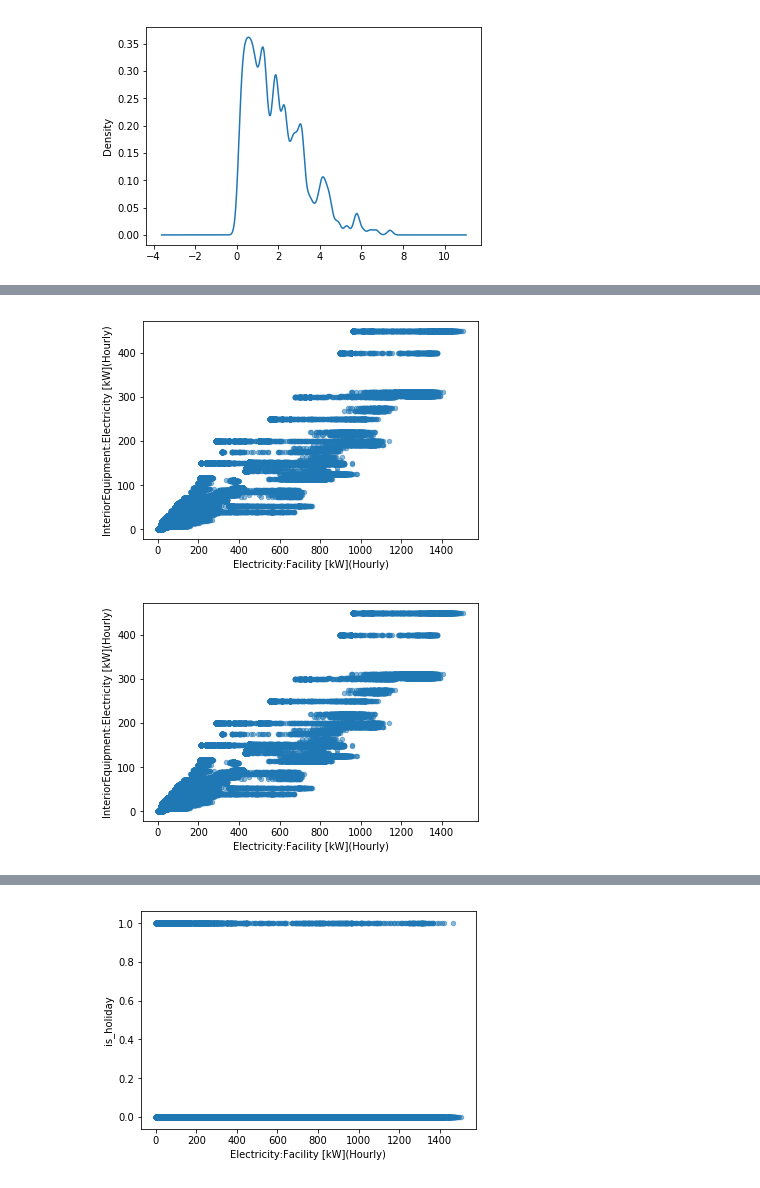
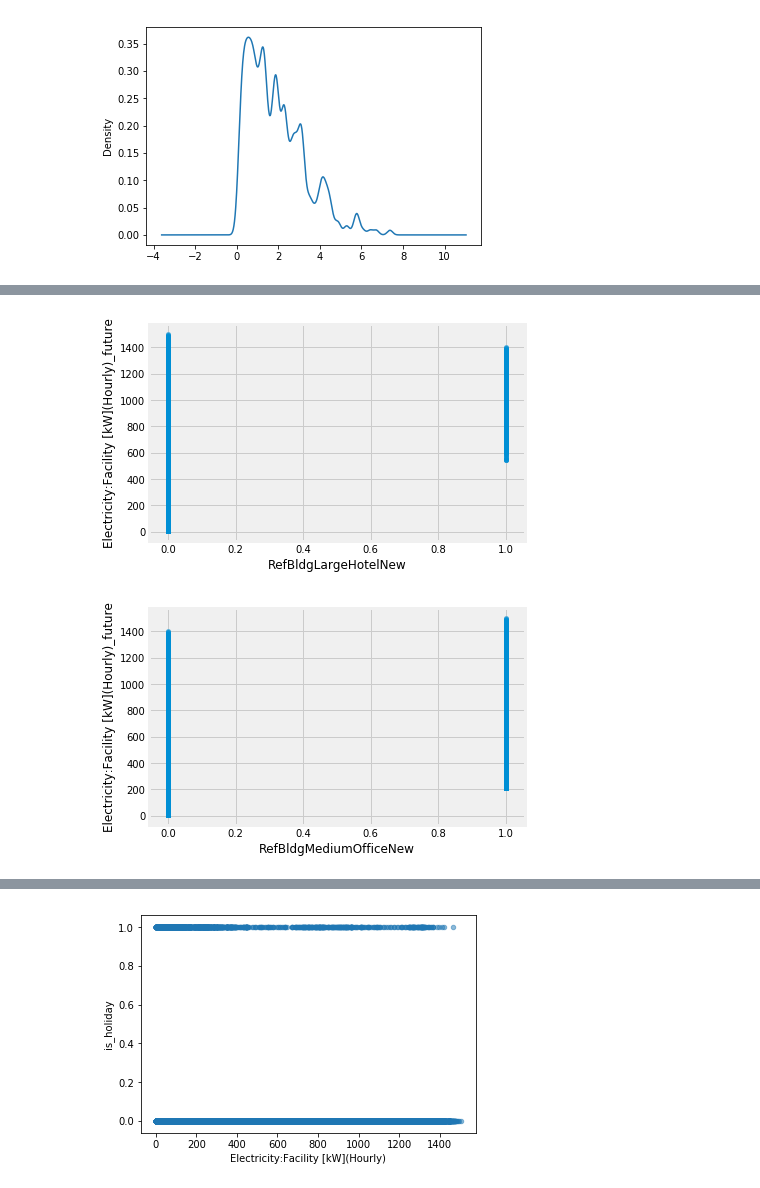
Before and after one commit to fagan2888/EnergyScience, a Jupyter notebook: Seattle/EDA-Seattle.ipynb, the cells around one changed output, grey strips where cells are left out. Cells and saved outputs as stored; diff of their text form; code cells hidden in the pictures.

```diff
--- a/EDA-Seattle.ipynb
+++ b/Seattle/EDA-Seattle.ipynb
@@ -3,15 +3,18 @@
 # %%
 %matplotlib inline
 import os
+import sys
+module_path = os.path.abspath(os.path.join(os.pardir, os.pardir))
+if module_path not in sys.path:
+    sys.path.append(module_path)
+
 import matplotlib
 import numpy as np
 import pandas as pd
 import seaborn as sns
 import matplotlib.pyplot as plt
+plt.style.use('fivethirtyeight')
 from pandas.plotting import scatter_matrix
 from datetime import datetime
-
-from utilities import epoch_to_date
-
 import warnings
 warnings.filterwarnings('ignore')
@@ -18,5 +23,5 @@ warnings.filterwarnings('ignore')
 # %%
-dataset = pd.read_csv('data1/dataset_seattle.csv')
+dataset = pd.read_csv('../data1/dataset_seattle.csv')
 # %%
 dataset.columns
 # %% [output]
@@ -200,14 +231,14 @@ dataset['windSpeed'].plot(kind='kde')
 # %%
-dataset.plot(kind="scatter", x="Electricity:Facility [kW](Hourly)", y="InteriorEquipment:Electricity [kW](Hourly)", alpha=0.5)
+dataset.plot(kind="scatter", x="RefBldgLargeHotelNew", y="Electricity:Facility [kW](Hourly)_future", alpha=0.5)
 #plt.savefig('scatter.png')
 #scatter_matrix(dataset_numeric, alpha=0.2, figsize=(25,25), diagonal='kde')
 plt.show()
 # %% [output]
-[figure, old version]
+[figure, new version]
 # %%
-dataset.plot(kind="scatter", x="Electricity:Facility [kW](Hourly)", y="InteriorEquipment:Electricity [kW](Hourly)", alpha=0.5)
+dataset.plot(kind="scatter", x="RefBldgMediumOfficeNew", y="Electricity:Facility [kW](Hourly)_future", alpha=0.5)
 #plt.savefig('scatter.png')
 #scatter_matrix(dataset_numeric, alpha=0.2, figsize=(25,25), diagonal='kde')
 plt.show()
 # %% [output]
-[figure, old version]
+[figure, new version]
```
Also changed, not shown: parts of 14 cells of this notebook, 9 other files.
